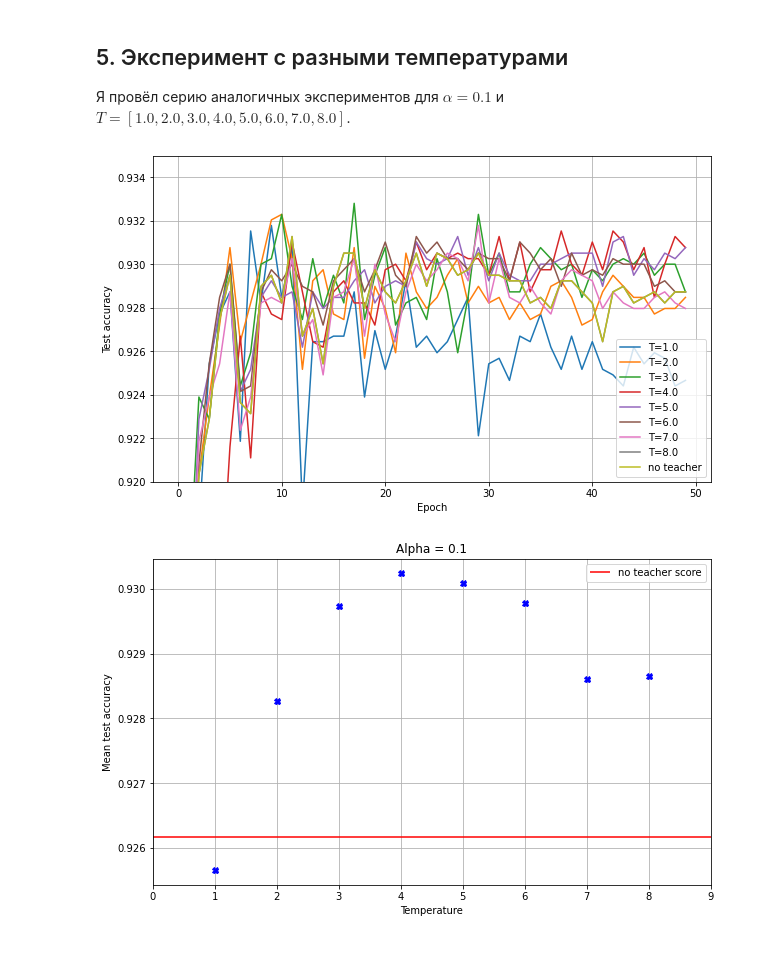
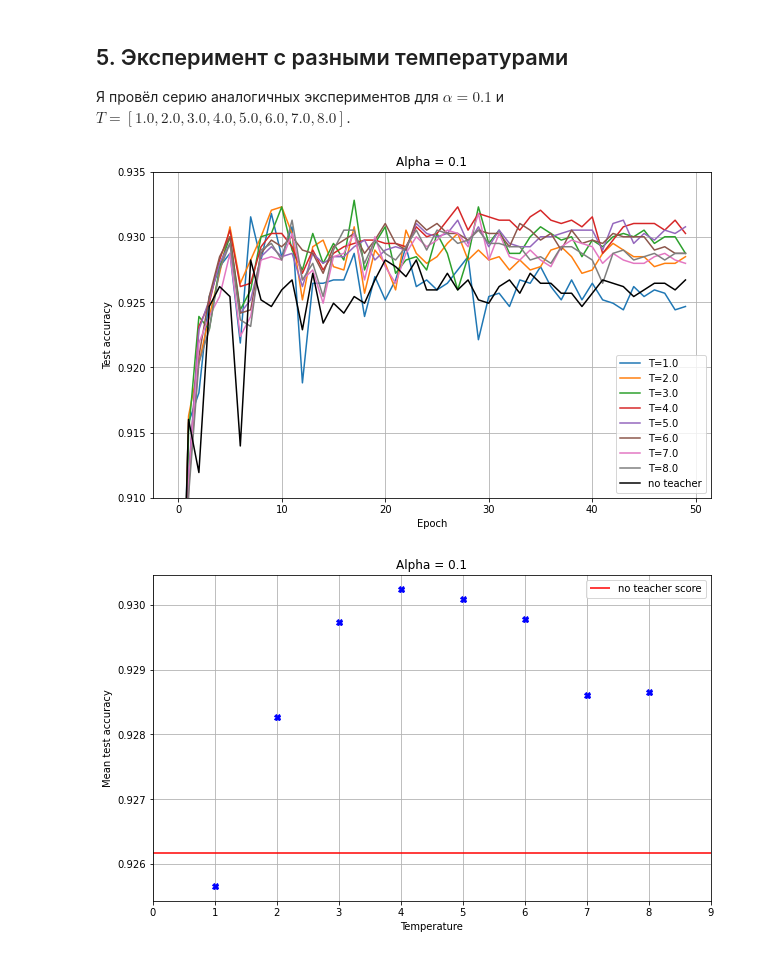
Before and after one commit to stdereka/knowledge-distillation, a Jupyter notebook: report.ipynb, the cells around one changed output. Cells and saved outputs as stored; diff of their text form; code cells hidden in the pictures.

```diff
--- a/report.ipynb
+++ b/report.ipynb
@@ -327,24 +322,26 @@ KD: 0.9302, no teacher: 0.9262
 # %%
 temperatures = [1.0, 2.0, 3.0, 4.0, 5.0, 6.0, 7.0, 8.0]
 means = []
 
 plt.figure(figsize=(10, 6))
 for t in temperatures:
     history = np.load(f"/content/experiments/hyperparams/history_resnet18_T_{t}_alpha_0.1.npy")
     plt.plot(history[:, 3], label = f"T={t}")
     means.append(history[-20:, 3].mean())
+
 history_no_teacher = np.load("./experiments/hyperparams/history_resnet18_no_teacher.npy")
 mean_no_teacher = history_no_teacher[-20:, 3].mean()
-plt.plot(history[:, 3], label = "no teacher")
+plt.plot(history_no_teacher[:, 3], label = "no teacher", color="black")
 
 plt.xlabel("Epoch")
 plt.ylabel("Test accuracy")
-plt.ylim(0.92, 0.935)
+plt.title("Alpha = 0.1")
+plt.ylim(0.91, 0.935)
 plt.legend()
 plt.grid()
 plt.show()
 # %% [output]
-[figure, old version]
+[figure, new version]
 # %%
 plt.figure(figsize=(10, 6))
 plt.plot(temperatures, means, "bX")
```
Also changed, not shown: parts of 7 cells of this notebook.
